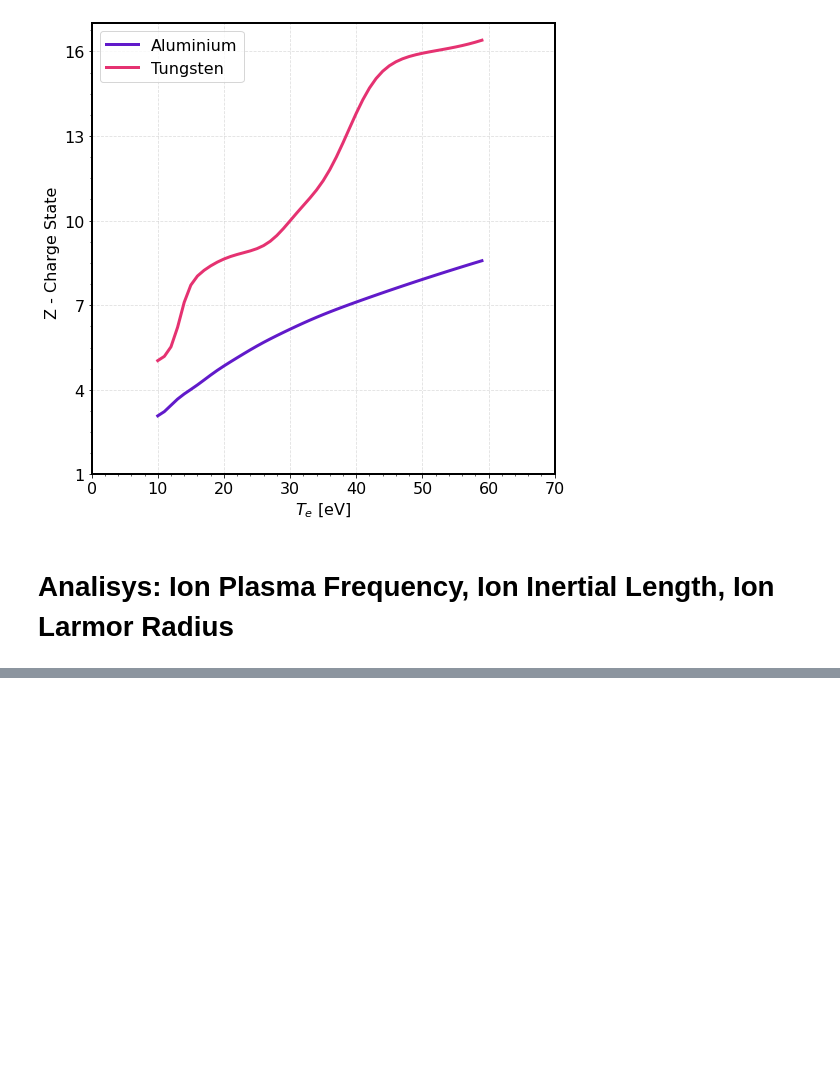
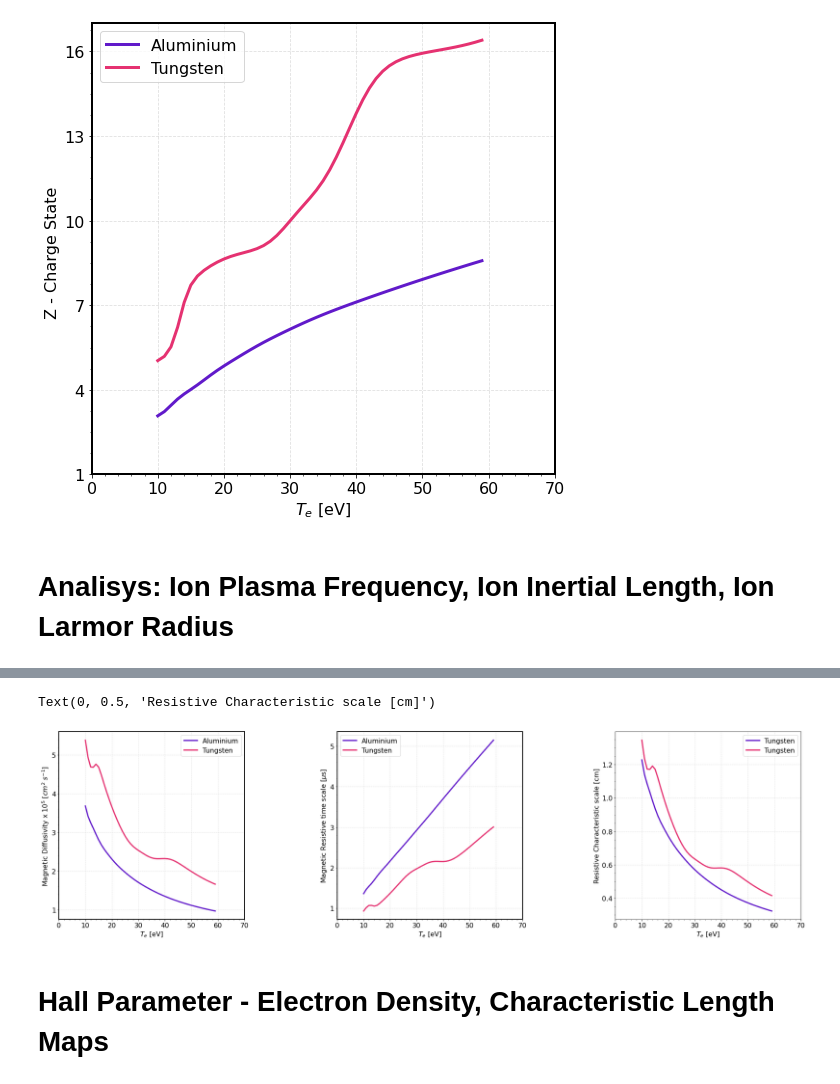
Before and after one commit to stemerlini/MagnetoRT, a Jupyter notebook: MagnetoRT.ipynb, the cells around one changed output, grey strips where cells are left out. Saved outputs shown, nothing was run; the diff lists cells and outputs as text; code cells hidden in the pictures; blank space fills up the shorter version.

```diff
--- a/MagnetoRT.ipynb
+++ b/MagnetoRT.ipynb
@@ -342,42 +358,37 @@ Text(0, 0.5, 'Ion Larmor Radius x $10^{-4}$ [cm]')
 # %%
-# DEFINE PLASMA
-# -------------------------------------------------------------------------------------
-Te      =    np.arange(10,60)       # electron temperature eV
-
-al_flow = {'A':27, 'ne': 1e18, 'Te': Te , 'Ti': Te, 'V':3e5,  'L':0.2, 'Atw': 1, 'Zsrc': 'exp', 'B': 5}
-w_flow = {'A':183, 'ne': 1e18,   'Te': Te , 'Ti': Te, 'V':4e5,  'L':0.2, 'Atw': 1, 'Zsrc': 'exp', 'B': 5}
-al  =   plasma(**al_flow)
-w  =   plasma(**w_flow)
-
 # PRETTY PLOT
 # --------------------------------------------------------------------------------------
 fig = plt.figure(figsize=(32,8.3))
 gs  = fig.add_gridspec(ncols=3, nrows=1,hspace=0,wspace=0.5)
 ax  = gs.subplots()
 
 for axis in ['top','bottom','left','right']:
     ax[0].spines[axis].set_linewidth(2)
     ax[1].spines[axis].set_linewidth(2)
-    ax[2].spines[axis].set_linewidth(2)
 
-ax[0].plot(Te, al.om_pi*1e-9, lw = '3', color = '#611ACA',label='Aluminium')
-ax[1].plot(Te, al.delta_i, lw = '3', color = '#611ACA',label='Aluminium')
-ax[2].plot(Te, al.rho_i*1e4, lw = '3', color = '#611ACA',label='Aluminium')
+ax[0].plot(Te, al.Dm*1e-5, lw = '3', color = '#611ACA',label='Aluminium')
+ax[1].plot(Te, 1/(al.Dm*2)*1e6, lw = '3', color = '#611ACA',label='Aluminium')
+ax[2].plot(Te, al.Leta, lw = '3', color = '#611ACA',label='Tungsten')
 
-ax[0].plot(Te, w.om_pi*1e-9, lw = '3', color = '#E53271',label='Tungsten')
-ax[1].plot(Te, w.delta_i, lw = '3', color = '#E53271',label='Tungsten')
-ax[2].plot(Te, w.rho_i*1e4, lw = '3', color = '#E53271',label='Tungsten')
+ax[0].plot(Te, w.Dm*1e-5, lw = '3', color = '#E53271',label='Tungsten')
+ax[1].plot(Te, 1/(w.Dm*2)*1e6, lw = '3', color = '#E53271',label='Tungsten')
+ax[2].plot(Te, w.Leta, lw = '3', color = '#E53271',label='Tungsten')
 
 
 for axis in ax:
     axis.set_xlim([0,70])
     axis.set_xticks(np.arange(0,71,10))
     axis.tick_params(labelsize=16)
     axis.grid(True, linestyle='--', alpha = 0.4)
     axis.set_xlabel(r'$T_e$ [eV]', fontsize=16)
     axis.minorticks_on()
     axis.legend(loc = 'best', fontsize = 16)
 
-ax[0].set_ylabel(r'Ion Plasma Frequency x $10^{9}$ [rad $s^{-1}$] ', fontsize=16)
-ax[1].set_ylabel(r'Ion Inertial Length [cm]', fontsize=16)
-ax[2].set_ylabel(r'Ion Larmor Radius x $10^{-4}$ [cm]', fontsize=16)
+ax[0].set_ylabel(r'Magnetic Diffusivity x $10^{5}$ [$cm^2$ $s^{-1}$] ', fontsize=16)
+ax[1].set_ylabel(r'Magnetic Resistive time scale [$\mu$s]', fontsize=16)
+ax[2].set_ylabel(r'Resistive Characteristic scale [cm]', fontsize=16)
+# %% [output]
+Text(0, 0.5, 'Resistive Characteristic scale [cm]')
+[figure, added]
+# %% [markdown]
+# Hall Parameter - Electron Density, Characteristic Length Maps
```
Also changed, not shown: parts of 4 cells of this notebook.
